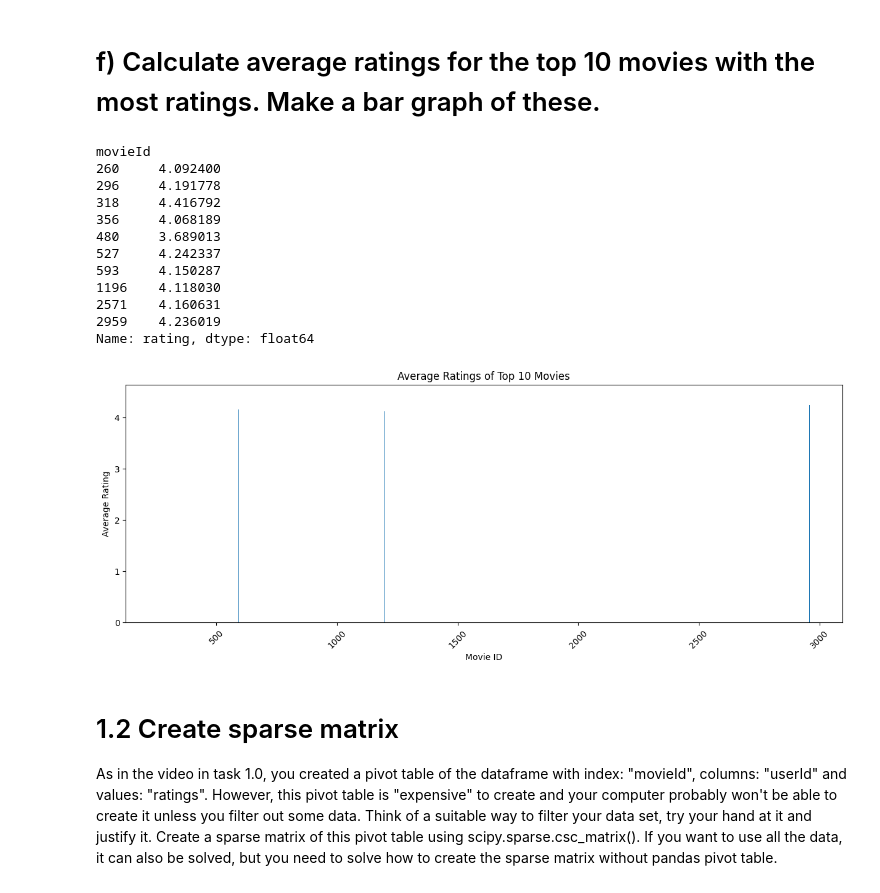
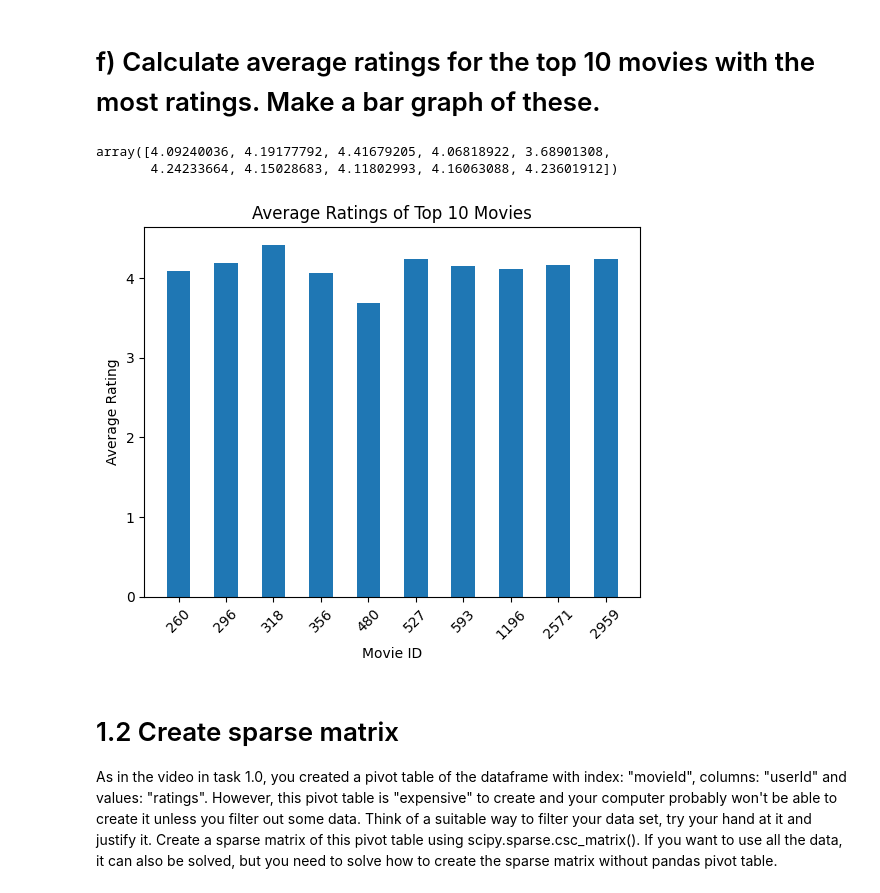
Before and after one commit to mosendamnit/AI-muhsin-OPA23, a Jupyter notebook: labs/lab_01.ipynb, the cells around one changed output. Saved outputs shown, nothing was run; the diff lists cells and outputs as text; code cells hidden in the pictures.

```diff
--- a/labs/lab_01.ipynb
+++ b/labs/lab_01.ipynb
@@ -282,36 +282,28 @@ plt.show()
 # f) Calculate average ratings for the top 10 movies with the most ratings. Make a bar graph of these.
 # %%
 import numpy as np
-top_10_movies_data_average
+top_10_movies_data_average.values
 # %% [output]
-movieId
-260     4.092400
-296     4.191778
-318     4.416792
-356     4.068189
-480     3.689013
-527     4.242337
-593     4.150287
-1196    4.118030
-2571    4.160631
-2959    4.236019
-Name: rating, dtype: float64
+array([4.09240036, 4.19177792, 4.41679205, 4.06818922, 3.68901308,
+       4.24233664, 4.15028683, 4.11802993, 4.16063088, 4.23601912])
+# %%
+x = list(map(str, top_10_movies_data_average.index.tolist()))
 # %%
 import matplotlib.pyplot as plt
 
-plt.figure(figsize=(15, 5))
+# plt.figure(figsize=(15, 5))
 
-plt.bar(top_10_movies_data_average.index , top_10_movies_data_average.values)  # Removed marker and linestyle parameters
+plt.bar(x=x , height=top_10_movies_data_average.values, width=.5)  # Removed marker and linestyle parameters
 
 plt.xlabel('Movie ID')
 plt.ylabel('Average Rating')
 plt.title('Average Ratings of Top 10 Movies')
 
 # Rotate x-axis labels for better readability
 plt.xticks(rotation=45)
 plt.show()
 # %% [output]
-[figure, old version]
+[figure, new version]
 # %% [markdown]
 # 1.2 Create sparse matrix
 
```
Also changed, not shown: parts of 9 cells of this notebook.
